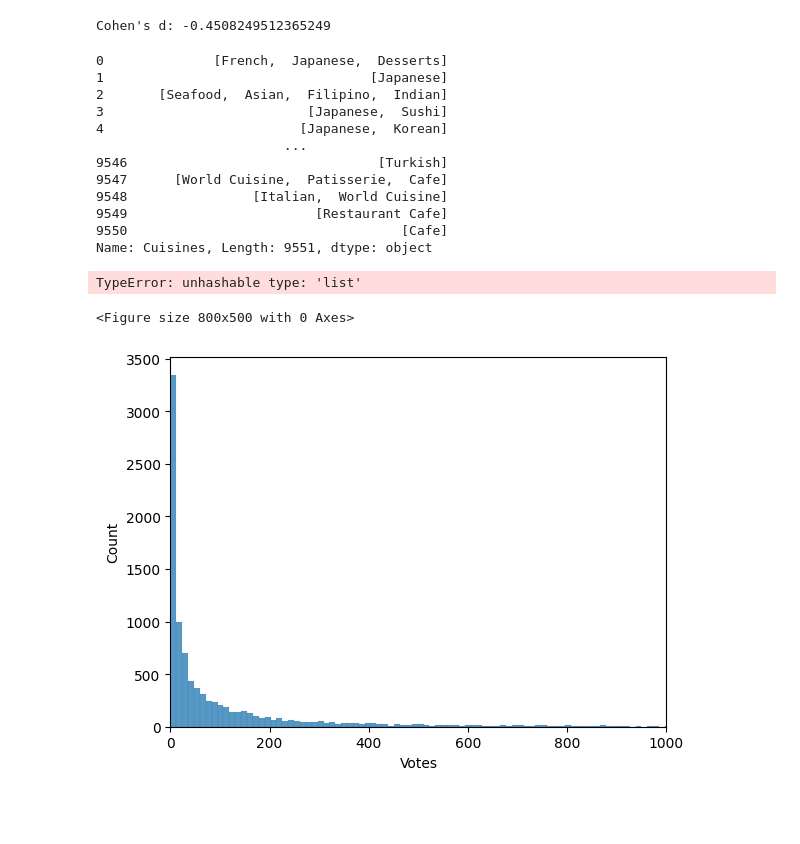
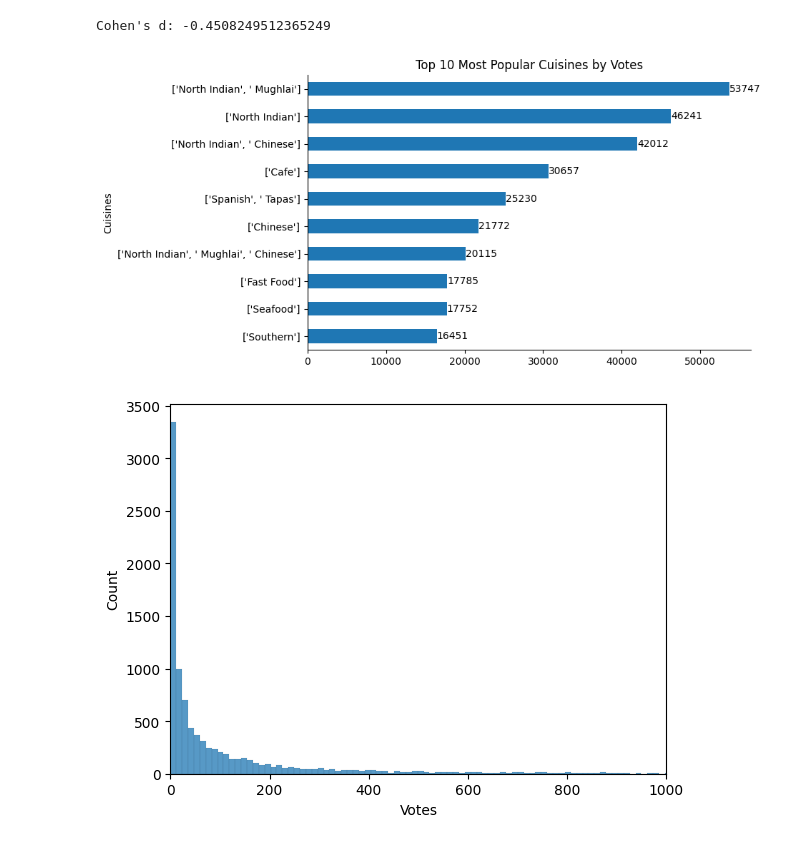
Before and after one commit to Suray-27/Restaurant-Analysis, a Jupyter notebook: Restaurant_analysis.ipynb, the cells around one changed output. Saved outputs shown, nothing was run; the diff lists cells and outputs as text; code cells hidden in the pictures; blank space fills up the shorter version.

```diff
--- a/Restaurant_analysis.ipynb
+++ b/Restaurant_analysis.ipynb
@@ -477,32 +473,16 @@ Cohen's d: -0.4508249512365249
 # %%
 cuisine_df = rest_df.copy()
 # %%
-cuisine_df = cuisine_df.explode('Cuisines')
+cuisine_df['Cuisines'] = cuisine_df['Cuisines'].astype('str').str.strip()
-# %%
-rest_df['Cuisines']
-# %% [output]
-0              [French,  Japanese,  Desserts]
-1                                  [Japanese]
-2       [Seafood,  Asian,  Filipino,  Indian]
-3                          [Japanese,  Sushi]
-4                         [Japanese,  Korean]
-                        ...
-9546                                [Turkish]
-9547      [World Cuisine,  Patisserie,  Cafe]
-9548                [Italian,  World Cuisine]
-9549                        [Restaurant Cafe]
-9550                                   [Cafe]
-Name: Cuisines, Length: 9551, dtype: object
 # %%
 plt.figure(figsize=(8,5))
-cusi =rest_df.groupby('Cuisines')['Votes'].sum().sort_values(ascending=False)[0:10].plot(kind = 'barh')
+cusi =cuisine_df.groupby('Cuisines')['Votes'].sum().sort_values(ascending=False)[:10].plot(kind = 'barh')
 cusi.bar_label(cusi.containers[0])
 plt.title('Top 10 Most Popular Cuisines by Votes')
 plt.gca().invert_yaxis()
 plt.gca().spines['right'].set_visible(False)
 plt.gca().spines['top'].set_visible(False)
 plt.show()
 # %% [output]
-TypeError: unhashable type: 'list'
-<Figure size 800x500 with 0 Axes>
+[figure, added]
 # %%
```
Also changed, not shown: parts of 9 cells of this notebook.
